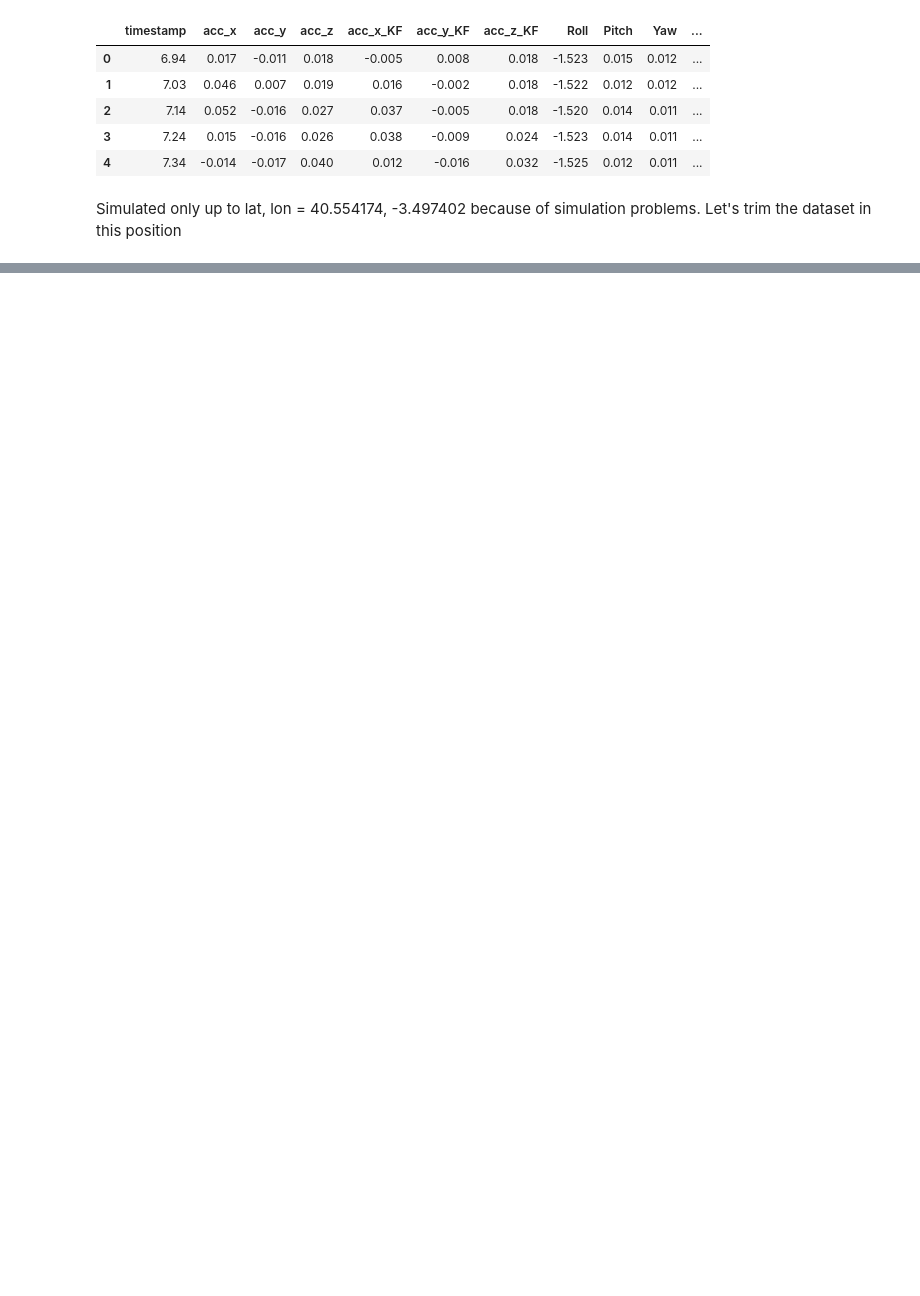
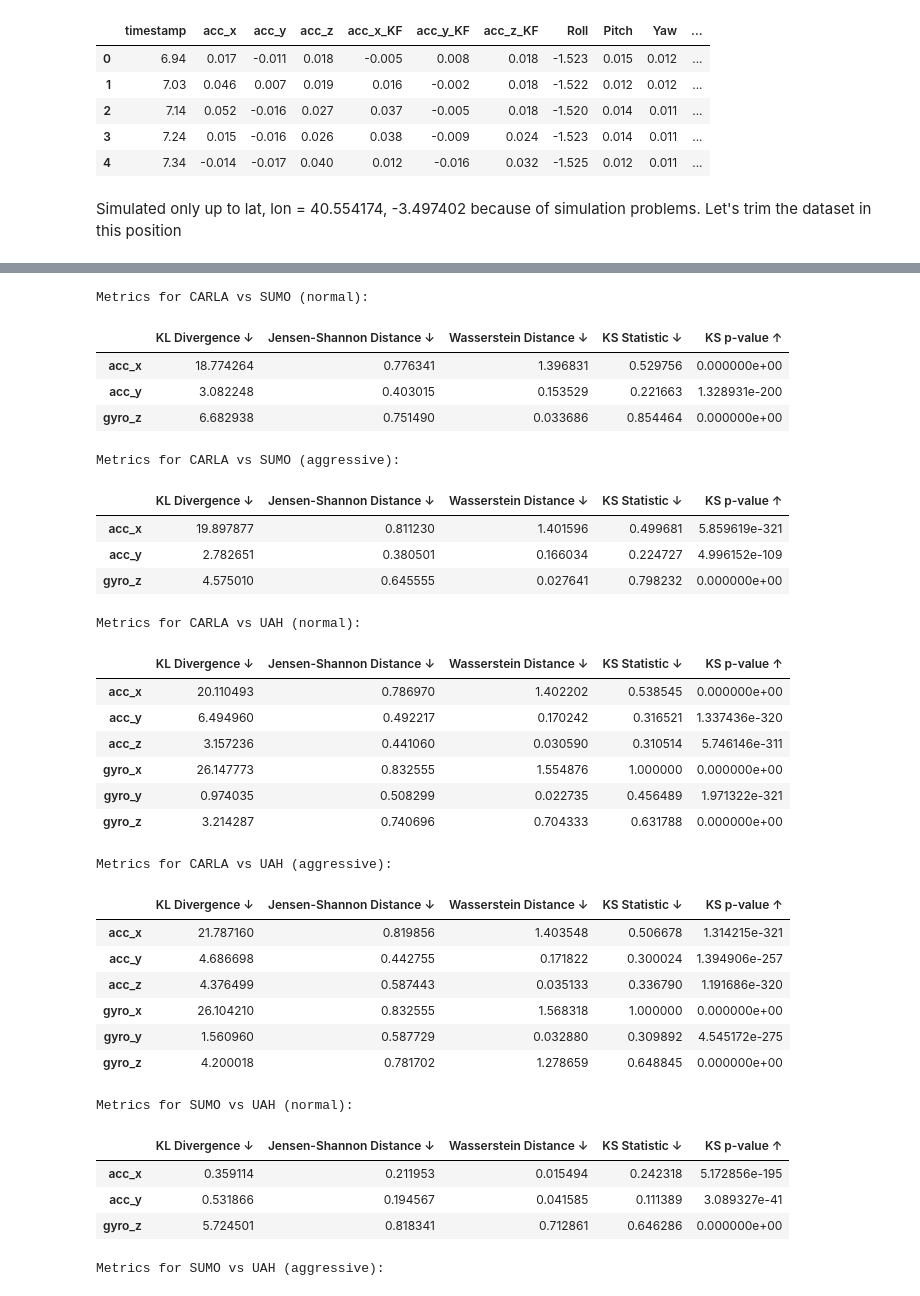
Before and after one commit to H-IAAC/sumo_carla_comparison, a Jupyter notebook: experiment1.ipynb, the cells around one changed output, grey strips where cells are left out. Drawn from its saved outputs; the diff is of its cells as text; code cells hidden in the pictures; blank space fills up the shorter version.

Commit message:
computing metrics

```diff
--- a/experiment1.ipynb
+++ b/experiment1.ipynb
@@ -684,0 +756,14 @@ for id in sumo.keys():
+# %%
+sensors = ['acc_x', 'acc_y', 'gyro_z']
+metrics_sumo_uah = {}
+for id in sumo.keys():
+    beh = id.split('_')[1]
+    if beh == 'normal':
+        uah = df_acc['normal'].copy()
+    else:
+        uah = df_acc['aggressive'].copy()
+    uah.rename(columns={'Roll': 'gyro_x', 'Pitch': 'gyro_y', 'Yaw': 'gyro_z'}, inplace=True)
+
+    metrics_sumo_uah[beh] = {}
+    for sensor in sensors:
+        metrics_sumo_uah[beh][sensor] = compare_distributions(sumo[id][sensor], uah[sensor])
@@ -684,0 +795,66 @@ for id in sumo.keys():
+# %%
+# Convert metrics dict to DataFrame for tabular display
+print("Metrics for CARLA vs SUMO (normal):")
+metrics_carla_sumo_df = pd.DataFrame(metrics_carla_sumo['normal']).T
+display(metrics_carla_sumo_df)
+
+print("Metrics for CARLA vs SUMO (aggressive):")
+metrics_carla_sumo_df = pd.DataFrame(metrics_carla_sumo['aggressive']).T
+display(metrics_carla_sumo_df)
+
+print("Metrics for CARLA vs UAH (normal):")
+metrics_carla_uah_df = pd.DataFrame(metrics_carla_uah['normal']).T
+display(metrics_carla_uah_df)
+
+print("Metrics for CARLA vs UAH (aggressive):")
+metrics_carla_uah_df = pd.DataFrame(metrics_carla_uah['aggressive']).T
+display(metrics_carla_uah_df)
+
+print("Metrics for SUMO vs UAH (normal):")
+metrics_sumo_uah_df = pd.DataFrame(metrics_sumo_uah['normal']).T
+display(metrics_sumo_uah_df)
+
+print("Metrics for SUMO vs UAH (aggressive):")
+metrics_sumo_uah_df = pd.DataFrame(metrics_sumo_uah['aggressive']).T
+display(metrics_sumo_uah_df)
+
+print("Metrics for UAH (driver 1) vs UAH (driver 2) (normal):")
+metrics_uah_uah_df = pd.DataFrame(metrics_uah_uah['normal']).T
+display(metrics_uah_uah_df)
+
+print("Metrics for UAH (driver 1) vs UAH (driver 2) (aggressive):")
+metrics_uah_uah_df = pd.DataFrame(metrics_uah_uah['aggressive']).T
+display(metrics_uah_uah_df)
+# %% [output]
+Metrics for CARLA vs SUMO (normal):
+|  | KL Divergence ↓ | Jensen-Shannon Distance ↓ | Wasserstein Distance ↓ | KS Statistic ↓ | KS p-value ↑ |
+| acc_x | 18.774264 | 0.776341 | 1.396831 | 0.529756 | 0.000000e+00 |
+| acc_y | 3.082248 | 0.403015 | 0.153529 | 0.221663 | 1.328931e-200 |
+| gyro_z | 6.682938 | 0.751490 | 0.033686 | 0.854464 | 0.000000e+00 |
+Metrics for CARLA vs SUMO (aggressive):
+|  | KL Divergence ↓ | Jensen-Shannon Distance ↓ | Wasserstein Distance ↓ | KS Statistic ↓ | KS p-value ↑ |
+| acc_x | 19.897877 | 0.811230 | 1.401596 | 0.499681 | 5.859619e-321 |
+| acc_y | 2.782651 | 0.380501 | 0.166034 | 0.224727 | 4.996152e-109 |
+| gyro_z | 4.575010 | 0.645555 | 0.027641 | 0.798232 | 0.000000e+00 |
+Metrics for CARLA vs UAH (normal):
+|  | KL Divergence ↓ | Jensen-Shannon Distance ↓ | Wasserstein Distance ↓ | KS Statistic ↓ | KS p-value ↑ |
+| acc_x | 20.110493 | 0.786970 | 1.402202 | 0.538545 | 0.000000e+00 |
+| acc_y | 6.494960 | 0.492217 | 0.170242 | 0.316521 | 1.337436e-320 |
+| acc_z | 3.157236 | 0.441060 | 0.030590 | 0.310514 | 5.746146e-311 |
+| gyro_x | 26.147773 | 0.832555 | 1.554876 | 1.000000 | 0.000000e+00 |
+| gyro_y | 0.974035 | 0.508299 | 0.022735 | 0.456489 | 1.971322e-321 |
+| gyro_z | 3.214287 | 0.740696 | 0.704333 | 0.631788 | 0.000000e+00 |
+Metrics for CARLA vs UAH (aggressive):
+|  | KL Divergence ↓ | Jensen-Shannon Distance ↓ | Wasserstein Distance ↓ | KS Statistic ↓ | KS p-value ↑ |
+| acc_x | 21.787160 | 0.819856 | 1.403548 | 0.506678 | 1.314215e-321 |
+| acc_y | 4.686698 | 0.442755 | 0.171822 | 0.300024 | 1.394906e-257 |
+| acc_z | 4.376499 | 0.587443 | 0.035133 | 0.336790 | 1.191686e-320 |
+| gyro_x | 26.104210 | 0.832555 | 1.568318 | 1.000000 | 0.000000e+00 |
+| gyro_y | 1.560960 | 0.587729 | 0.032880 | 0.309892 | 4.545172e-275 |
+| gyro_z | 4.200018 | 0.781702 | 1.278659 | 0.648845 | 0.000000e+00 |
+Metrics for SUMO vs UAH (normal):
+|  | KL Divergence ↓ | Jensen-Shannon Distance ↓ | Wasserstein Distance ↓ | KS Statistic ↓ | KS p-value ↑ |
+| acc_x | 0.359114 | 0.211953 | 0.015494 | 0.242318 | 5.172856e-195 |
+| acc_y | 0.531866 | 0.194567 | 0.041585 | 0.111389 | 3.089327e-41 |
+| gyro_z | 5.724501 | 0.818341 | 0.712861 | 0.646286 | 0.000000e+00 |
+Metrics for SUMO vs UAH (aggressive):
```
Also changed, not shown: parts of 19 cells of this notebook, 4 other files.
